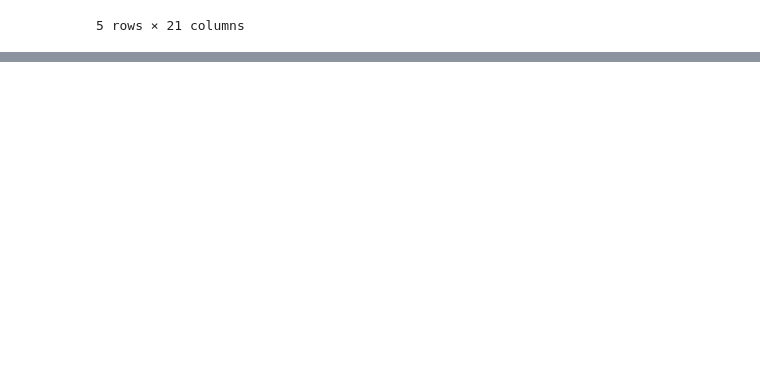
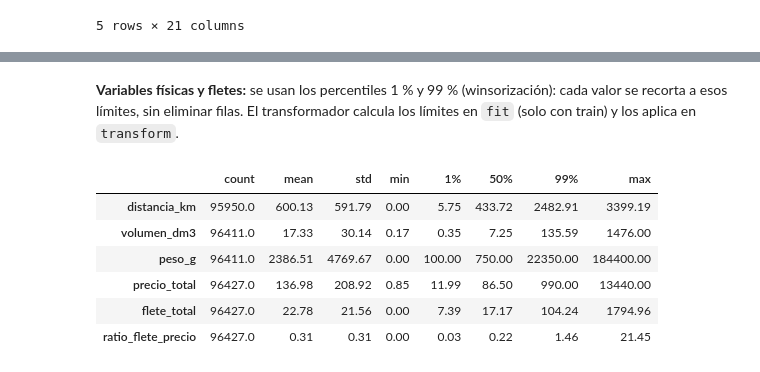
Before and after one commit to bogatyrevata/machine-learning-1, a Jupyter notebook: olist-lead-time/proyecto_lead_time.ipynb, the cells around one changed output, grey strips where cells are left out. Saved outputs shown, nothing was run; the diff lists cells and outputs as text; code cells hidden in the pictures; blank space fills up the shorter version.

```diff
--- a/olist-lead-time/proyecto_lead_time.ipynb
+++ b/olist-lead-time/proyecto_lead_time.ipynb
@@ -372,0 +392,2 @@ Distancia máxima: 3399 km
+# %% [markdown]
+**Variables físicas y fletes:** se usan los percentiles 1 % y 99 % (winsorización): cada valor se recorta a esos límites, sin eliminar filas. El transformador calcula los límites en `fit` (solo con train) y los aplica en `transform`.
@@ -372,0 +418,17 @@ Distancia máxima: 3399 km
+# %%
+# variables continuas con distribución muy sesgada (cola larga a la derecha)
+vars_asimetricas = [
+    "distancia_km", "volumen_dm3", "peso_g",
+    "precio_total", "flete_total", "ratio_flete_precio",
+]
+
+# solo para observar: los percentiles que se usarán como límites
+df[vars_asimetricas].describe(percentiles=[0.01, 0.5, 0.99]).T.round(2)
+# %% [output]
+|  | count | mean | std | min | 1% | 50% | 99% | max |
+| distancia_km | 95950.0 | 600.13 | 591.79 | 0.00 | 5.75 | 433.72 | 2482.91 | 3399.19 |
+| volumen_dm3 | 96411.0 | 17.33 | 30.14 | 0.17 | 0.35 | 7.25 | 135.59 | 1476.00 |
+| peso_g | 96411.0 | 2386.51 | 4769.67 | 0.00 | 100.00 | 750.00 | 22350.00 | 184400.00 |
+| precio_total | 96427.0 | 136.98 | 208.92 | 0.85 | 11.99 | 86.50 | 990.00 | 13440.00 |
+| flete_total | 96427.0 | 22.78 | 21.56 | 0.00 | 7.39 | 17.17 | 104.24 | 1794.96 |
+| ratio_flete_precio | 96427.0 | 0.31 | 0.31 | 0.00 | 0.03 | 0.22 | 1.46 | 21.45 |
```
Also changed, not shown: parts of 44 cells of this notebook, 5 other files.
